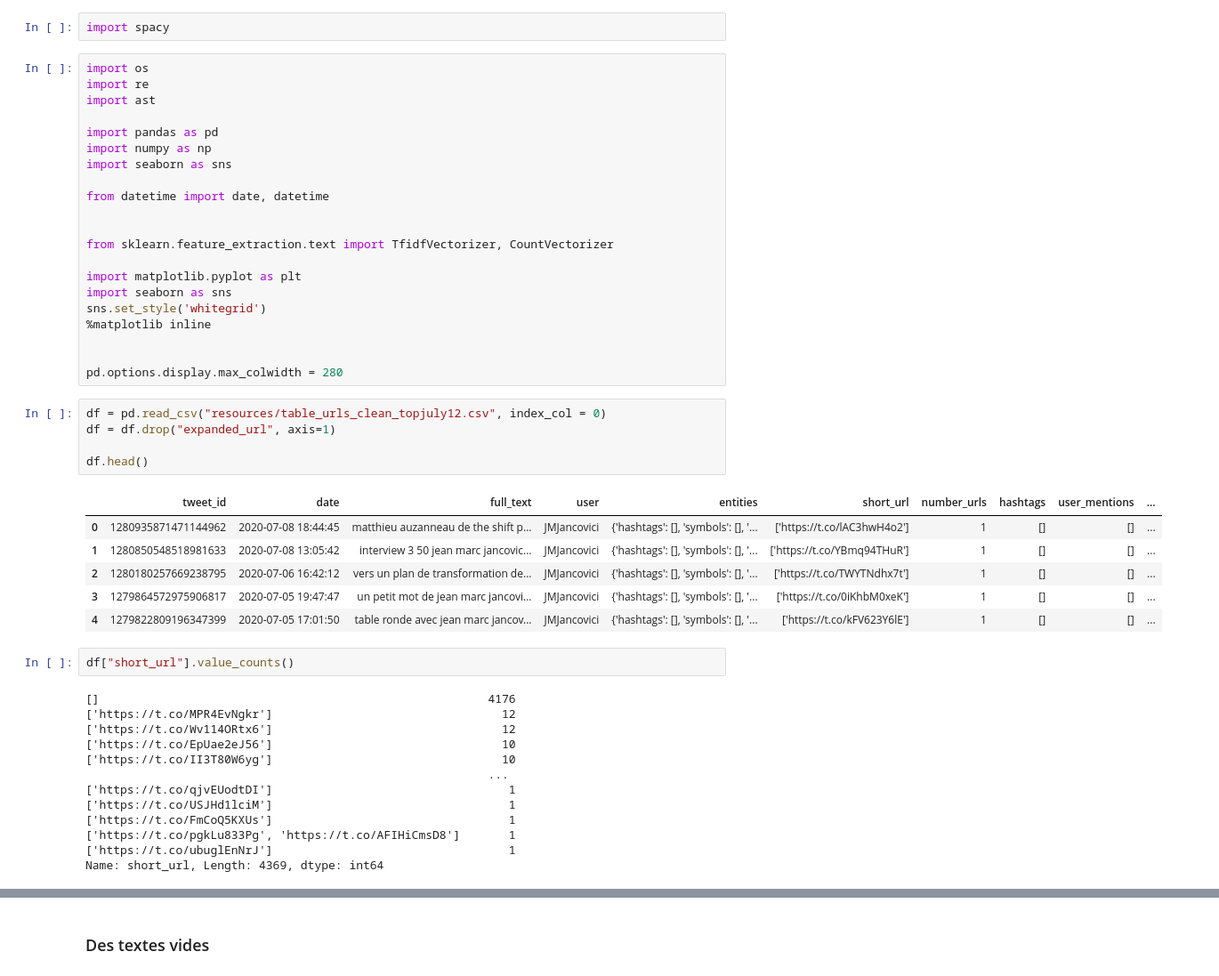
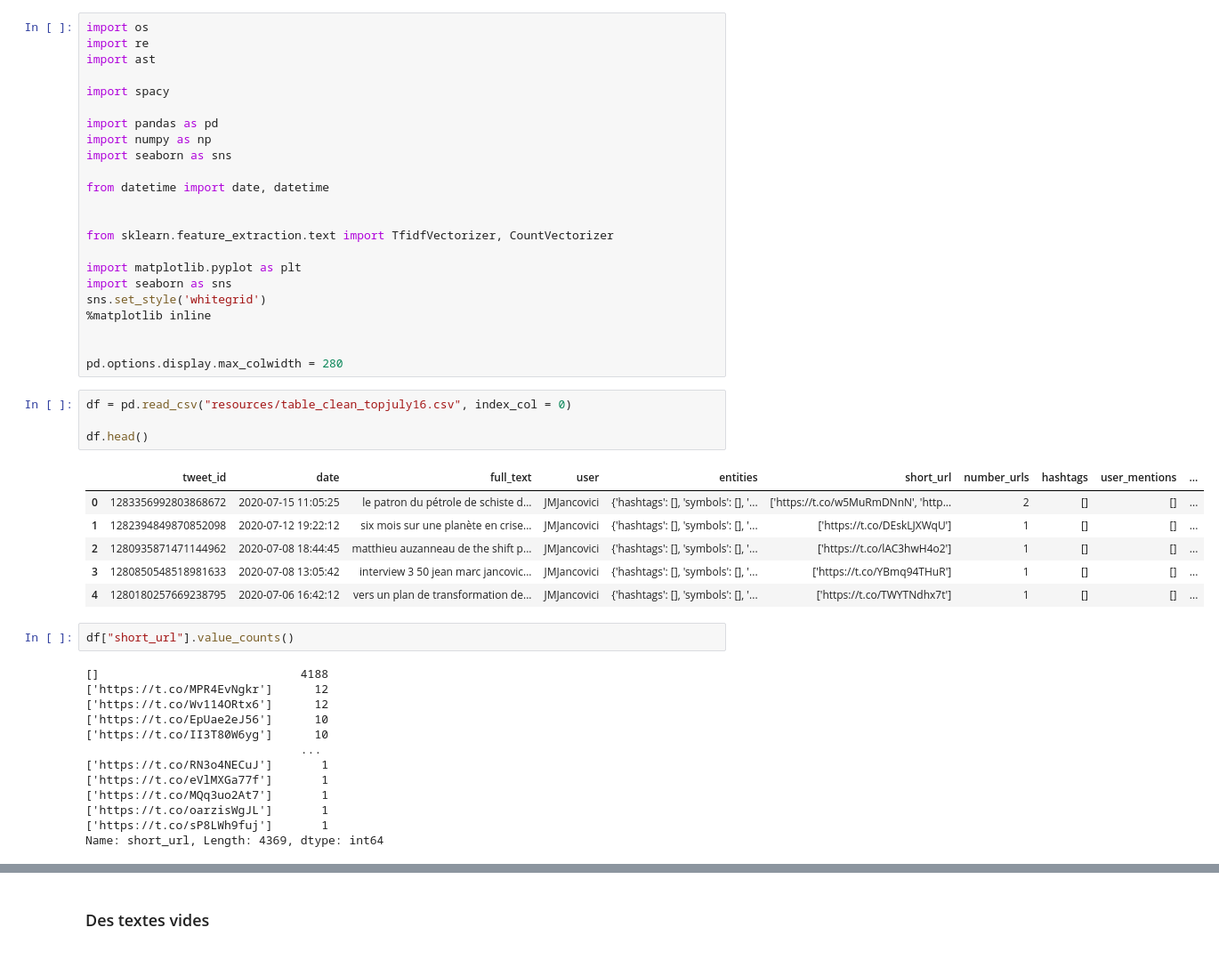
Before and after one commit to jeanberyl/Tweets_environnement_NLP, a Jupyter notebook: Vectorize_TFIDF.ipynb, the cells around one changed output, grey strips where cells are left out. Shown at 89% size. Cells and saved outputs as stored; diff of their text form.

```diff
--- a/Vectorize_TFIDF.ipynb
+++ b/Vectorize_TFIDF.ipynb
@@ -1,9 +1,9 @@
-# %%
-import spacy
 # %%
 import os
 import re
 import ast
+
+import spacy
 
 import pandas as pd
 import numpy as np
@@ -22,30 +22,29 @@ sns.set_style('whitegrid')
 
 pd.options.display.max_colwidth = 280
 # %%
-df = pd.read_csv("resources/table_urls_clean_topjuly12.csv", index_col = 0)
-df = df.drop("expanded_url", axis=1)
+df = pd.read_csv("resources/table_clean_topjuly16.csv", index_col = 0)
 
 df.head()
 # %% [output]
 |  | tweet_id | date | full_text | user | entities | short_url | number_urls | hashtags | user_mentions | ... |
-| 0 | 1280935871471144962 | 2020-07-08 18:44:45 | matthieu auzanneau de the shift p... | JMJancovici | {'hashtags': [], 'symbols': [], '... | ['https://t.co/lAC3hwH4o2'] | 1 | [] | [] | ... |
-| 1 | 1280850548518981633 | 2020-07-08 13:05:42 | interview 3 50 jean marc jancovic... | JMJancovici | {'hashtags': [], 'symbols': [], '... | ['https://t.co/YBmq94THuR'] | 1 | [] | [] | ... |
-| 2 | 1280180257669238795 | 2020-07-06 16:42:12 | vers un plan de transformation de... | JMJancovici | {'hashtags': [], 'symbols': [], '... | ['https://t.co/TWYTNdhx7t'] | 1 | [] | [] | ... |
-| 3 | 1279864572975906817 | 2020-07-05 19:47:47 | un petit mot de jean marc jancovi... | JMJancovici | {'hashtags': [], 'symbols': [], '... | ['https://t.co/0iKhbM0xeK'] | 1 | [] | [] | ... |
-| 4 | 1279822809196347399 | 2020-07-05 17:01:50 | table ronde avec jean marc jancov... | JMJancovici | {'hashtags': [], 'symbols': [], '... | ['https://t.co/kFV623Y6lE'] | 1 | [] | [] | ... |
+| 0 | 1283356992803868672 | 2020-07-15 11:05:25 | le patron du pétrole de schiste d... | JMJancovici | {'hashtags': [], 'symbols': [], '... | ['https://t.co/w5MuRmDNnN', 'http... | 2 | [] | [] | ... |
+| 1 | 1282394849870852098 | 2020-07-12 19:22:12 | six mois sur une planète en crise... | JMJancovici | {'hashtags': [], 'symbols': [], '... | ['https://t.co/DEskLJXWqU'] | 1 | [] | [] | ... |
+| 2 | 1280935871471144962 | 2020-07-08 18:44:45 | matthieu auzanneau de the shift p... | JMJancovici | {'hashtags': [], 'symbols': [], '... | ['https://t.co/lAC3hwH4o2'] | 1 | [] | [] | ... |
+| 3 | 1280850548518981633 | 2020-07-08 13:05:42 | interview 3 50 jean marc jancovic... | JMJancovici | {'hashtags': [], 'symbols': [], '... | ['https://t.co/YBmq94THuR'] | 1 | [] | [] | ... |
+| 4 | 1280180257669238795 | 2020-07-06 16:42:12 | vers un plan de transformation de... | JMJancovici | {'hashtags': [], 'symbols': [], '... | ['https://t.co/TWYTNdhx7t'] | 1 | [] | [] | ... |
 # %%
 df["short_url"].value_counts()
 # %% [output]
-[]                                                        4176
-['https://t.co/MPR4EvNgkr']                                 12
-['https://t.co/Wv114ORtx6']                                 12
-['https://t.co/EpUae2eJ56']                                 10
-['https://t.co/II3T80W6yg']                                 10
-                                                          ...
-['https://t.co/qjvEUodtDI']                                  1
-['https://t.co/USJHd1lciM']                                  1
-['https://t.co/FmCoQ5KXUs']                                  1
-['https://t.co/pgkLu833Pg', 'https://t.co/AFIHiCmsD8']       1
-['https://t.co/ubuglEnNrJ']                                  1
+[]                             4188
+['https://t.co/MPR4EvNgkr']      12
+['https://t.co/Wv114ORtx6']      12
+['https://t.co/EpUae2eJ56']      10
+['https://t.co/II3T80W6yg']      10
+                               ...
+['https://t.co/RN3o4NECuJ']       1
+['https://t.co/eVlMXGa77f']       1
+['https://t.co/MQq3uo2At7']       1
+['https://t.co/oarzisWgJL']       1
+['https://t.co/sP8LWh9fuj']       1
 Name: short_url, Length: 4369, dtype: int64
 # %%
```
Also changed, not shown: parts of 23 cells of this notebook, 3 other files.
